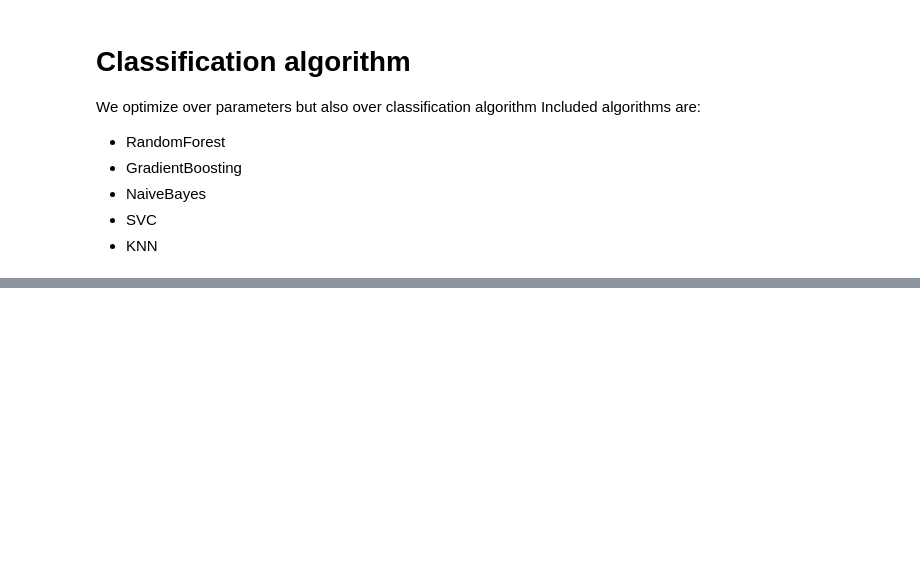
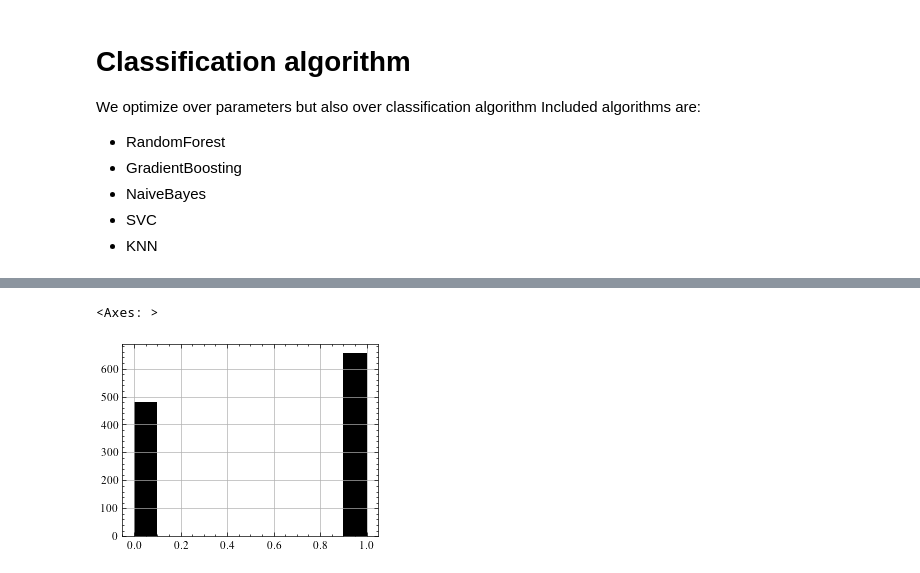
Before and after one commit to rapsac2010/learning-to-rank-expedia-vu, a Jupyter notebook: src/classification.ipynb, the cells around one changed output, grey strips where cells are left out. Cells and saved outputs as stored; diff of their text form; code cells hidden in the pictures; blank space fills up the shorter version.

```diff
--- a/src/classification.ipynb
+++ b/src/classification.ipynb
@@ -162,0 +170,5 @@ plt.show()
+# %%
+df['target'].hist()
+# %% [output]
+<Axes: >
+[figure, added]
```
Also changed, not shown: parts of 7 cells of this notebook.
